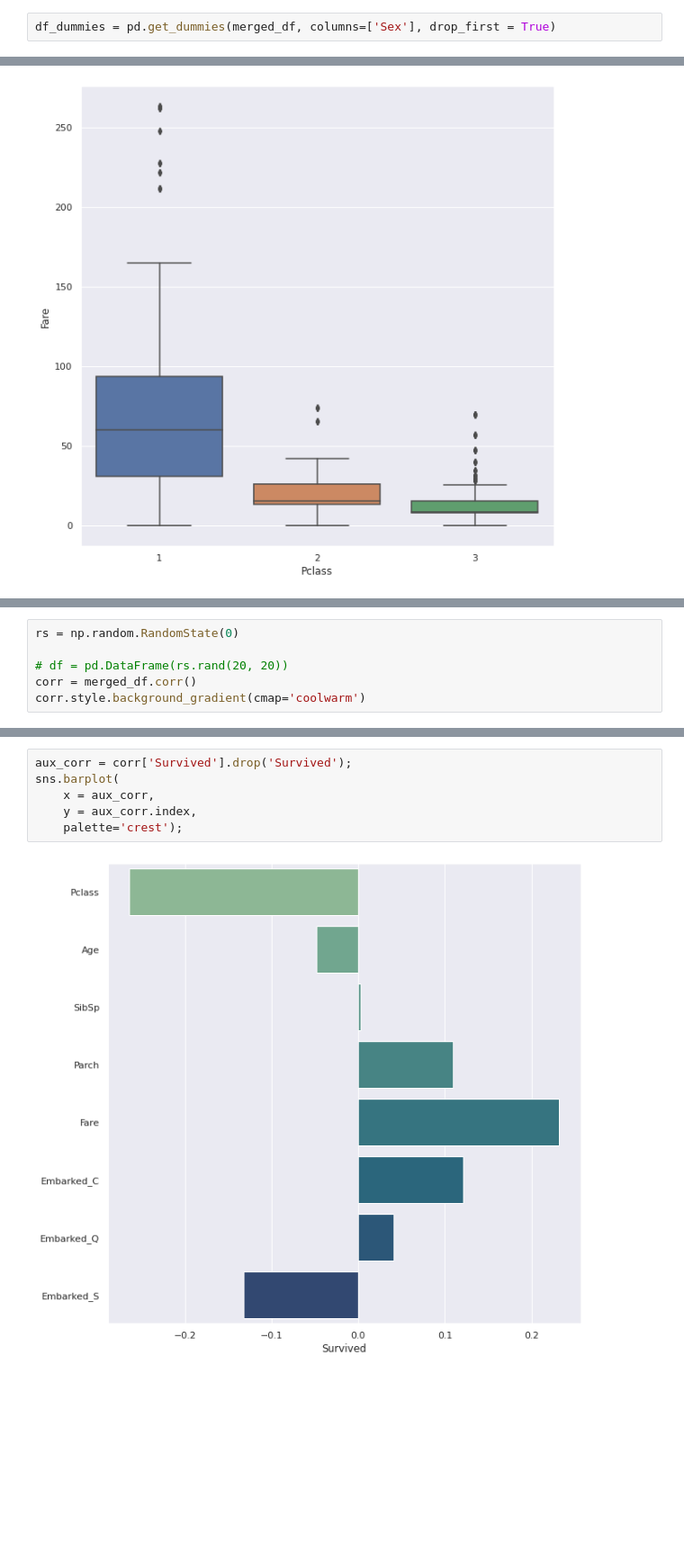
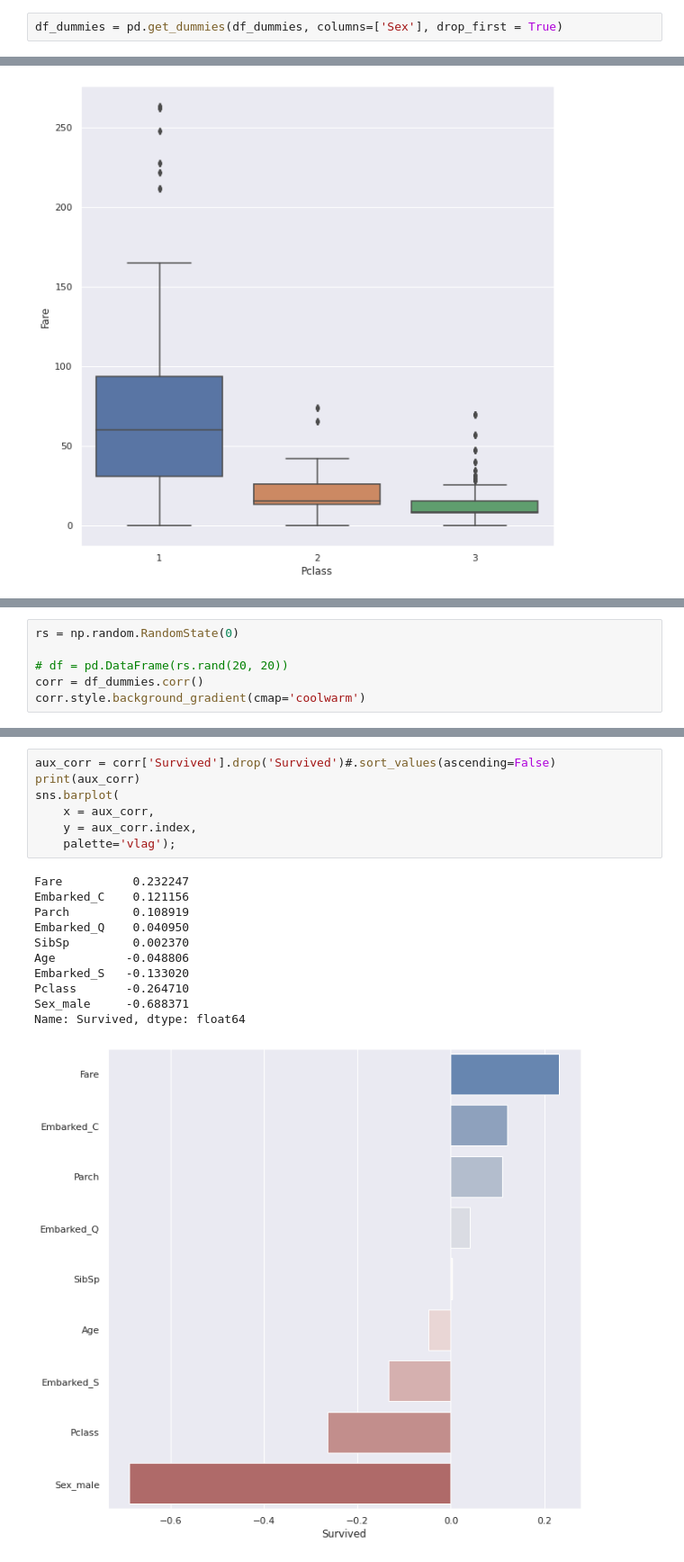
Before and after one commit to GDevigili/machine-learning-coursework, a Jupyter notebook: main.ipynb, the cells around one changed output, grey strips where cells are left out. Shown at 90% size. Saved outputs shown, nothing was run; the diff lists cells and outputs as text; blank space fills up the shorter version.

```diff
--- a/main.ipynb
+++ b/main.ipynb
@@ -181,7 +191,7 @@ df_dummies = pd.get_dummies(merged_df, columns=['Embarked'])
 # %% [markdown]
 Então transformei a coluna `Sex` da mesma forma, porém apenas deixando ela como binário, sendo `male = 1` e `female = 0`:
 # %%
-df_dummies = pd.get_dummies(merged_df, columns=['Sex'], drop_first = True)
+df_dummies = pd.get_dummies(df_dummies, columns=['Sex'], drop_first = True)
 # %% [markdown]
 Então o dataset final fica:
 # %%
@@ -233,6 +267,6 @@ merged_df.plot(kind='box', subplots=True, layout=(4, 3), sharex=False, sharey=Fa
 rs = np.random.RandomState(0)
 
 # df = pd.DataFrame(rs.rand(20, 20))
-corr = merged_df.corr()
+corr = df_dummies.corr()
 corr.style.background_gradient(cmap='coolwarm')
 # %% [output]
@@ -274,9 +297,20 @@ ax.set_xticklabels(
 # %%
-aux_corr = corr['Survived'].drop('Survived');
+aux_corr = corr['Survived'].drop('Survived')#.sort_values(ascending=False)
+print(aux_corr)
 sns.barplot(
     x = aux_corr,
     y = aux_corr.index,
-    palette='crest');
+    palette='vlag');
 # %% [output]
+Fare          0.232247
+Embarked_C    0.121156
+Parch         0.108919
+Embarked_Q    0.040950
+SibSp         0.002370
+Age          -0.048806
+Embarked_S   -0.133020
+Pclass       -0.264710
+Sex_male     -0.688371
+Name: Survived, dtype: float64
-[figure, old version]
+[figure, new version]
 # %%
```
Also changed, not shown: parts of 20 cells of this notebook.
